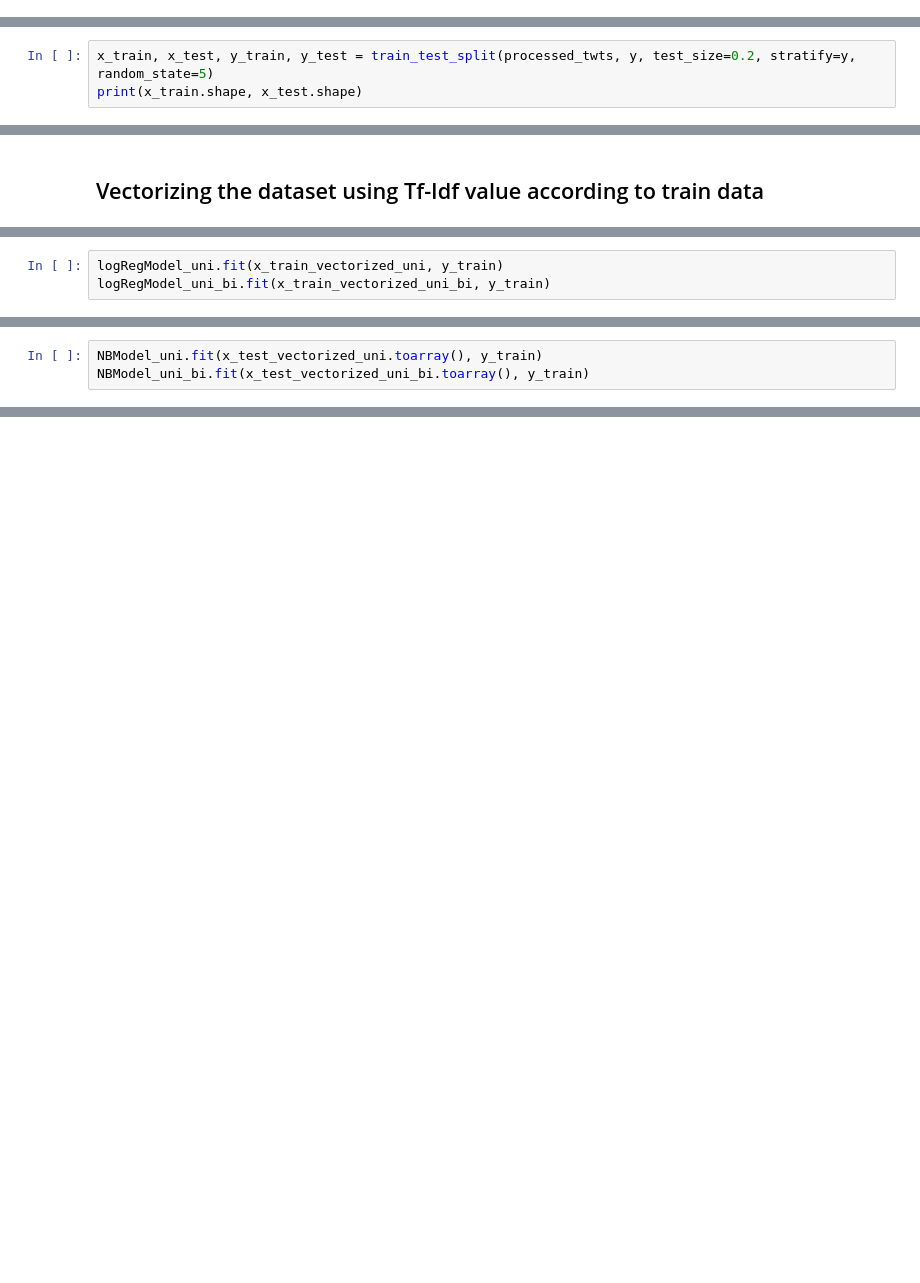
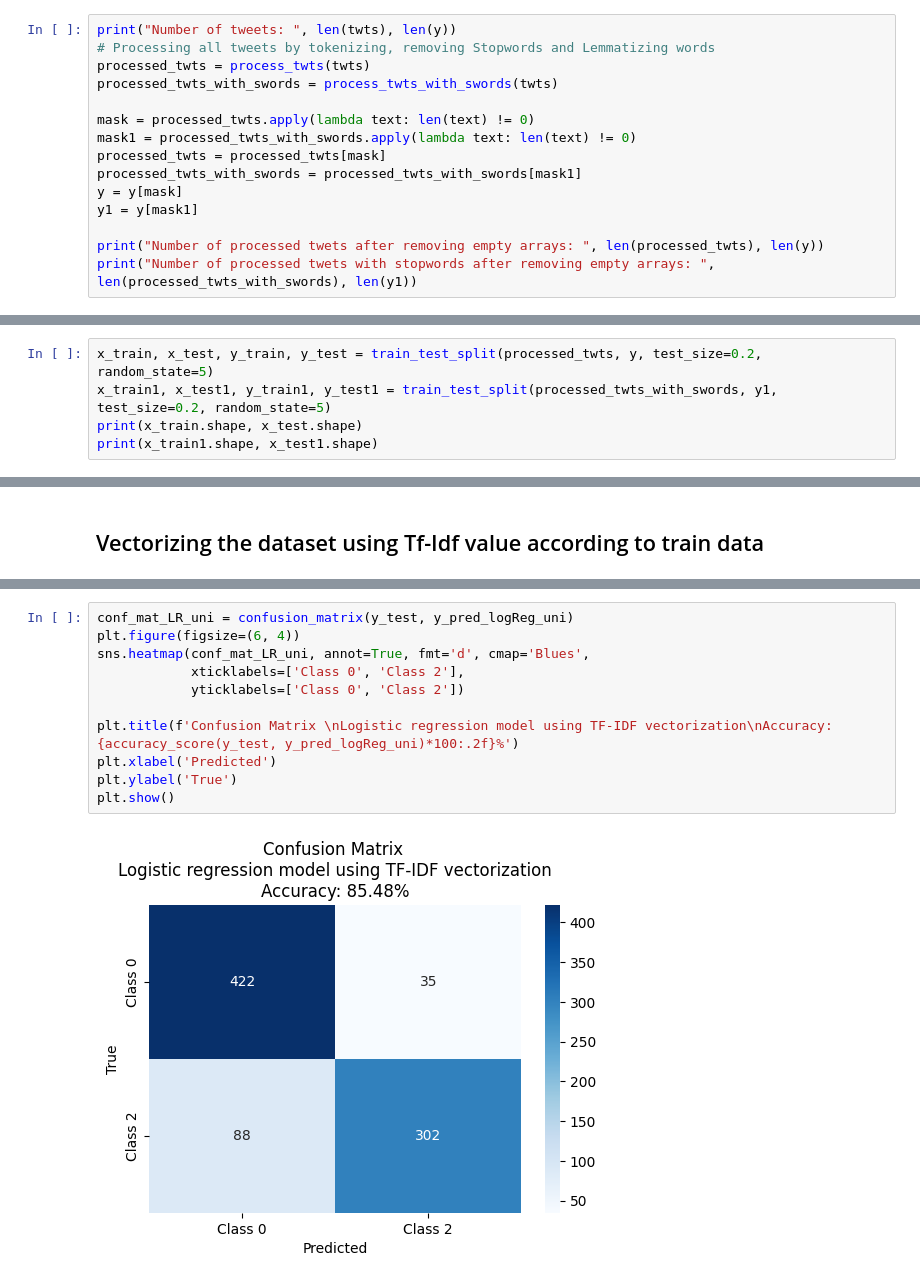
Before and after one commit to sghosal000/Sentiment_Analysis_Twitter, a Jupyter notebook: Notebook/sentiment_analysis.ipynb, the cells around one changed output, grey strips where cells are left out. Drawn from its saved outputs; the diff is of its cells as text; blank space fills up the shorter version.

Commit message:
Basic analysis done with data visualization

```diff
--- a/Notebook/sentiment_analysis.ipynb
+++ b/Notebook/sentiment_analysis.ipynb
@@ -89,0 +172,15 @@ processed_twts = process_twts(twts)
+# %%
+print("Number of tweets: ", len(twts), len(y))
+# Processing all tweets by tokenizing, removing Stopwords and Lemmatizing words
+processed_twts = process_twts(twts)
+processed_twts_with_swords = process_twts_with_swords(twts)
+
+mask = processed_twts.apply(lambda text: len(text) != 0)
+mask1 = processed_twts_with_swords.apply(lambda text: len(text) != 0)
+processed_twts = processed_twts[mask]
+processed_twts_with_swords = processed_twts_with_swords[mask1]
+y = y[mask]
+y1 = y[mask1]
+
+print("Number of processed twets after removing empty arrays: ", len(processed_twts), len(y))
+print("Number of processed twets with stopwords after removing empty arrays: ", len(processed_twts_with_swords), len(y1))
@@ -99,6 +202,8 @@ Processed:  ['love', 'guy', 'r', 'best']
 # %% [markdown]
 ### Splitting the dataset
 # %%
-x_train, x_test, y_train, y_test = train_test_split(processed_twts, y, test_size=0.2, stratify=y, random_state=5)
+x_train, x_test, y_train, y_test = train_test_split(processed_twts, y, test_size=0.2, random_state=5)
+x_train1, x_test1, y_train1, y_test1 = train_test_split(processed_twts_with_swords, y1, test_size=0.2, random_state=5)
 print(x_train.shape, x_test.shape)
+print(x_train1.shape, x_test1.shape)
 # %% [output]
@@ -141,3 +234,0 @@ NBModel_uni_bi = GaussianNB()
-# %%
-logRegModel_uni.fit(x_train_vectorized_uni, y_train)
-logRegModel_uni_bi.fit(x_train_vectorized_uni_bi, y_train)
@@ -146,3 +234,0 @@ LogisticRegression(max_iter=1000)
-# %%
-NBModel_uni.fit(x_test_vectorized_uni.toarray(), y_train)
-NBModel_uni_bi.fit(x_test_vectorized_uni_bi.toarray(), y_train)
@@ -253,0 +278,13 @@ Hello there that is great www.ddg.com abc.com
+# %%
+conf_mat_LR_uni = confusion_matrix(y_test, y_pred_logReg_uni)
+plt.figure(figsize=(6, 4))
+sns.heatmap(conf_mat_LR_uni, annot=True, fmt='d', cmap='Blues',
+            xticklabels=['Class 0', 'Class 2'],
+            yticklabels=['Class 0', 'Class 2'])
+
+plt.title(f'Confusion Matrix \nLogistic regression model using TF-IDF vectorization\nAccuracy: {accuracy_score(y_test, y_pred_logReg_uni)*100:.2f}%')
+plt.xlabel('Predicted')
+plt.ylabel('True')
+plt.show()
+# %% [output]
+[figure, added]
```
Also changed, not shown: parts of 77 cells of this notebook, 4 other files.
